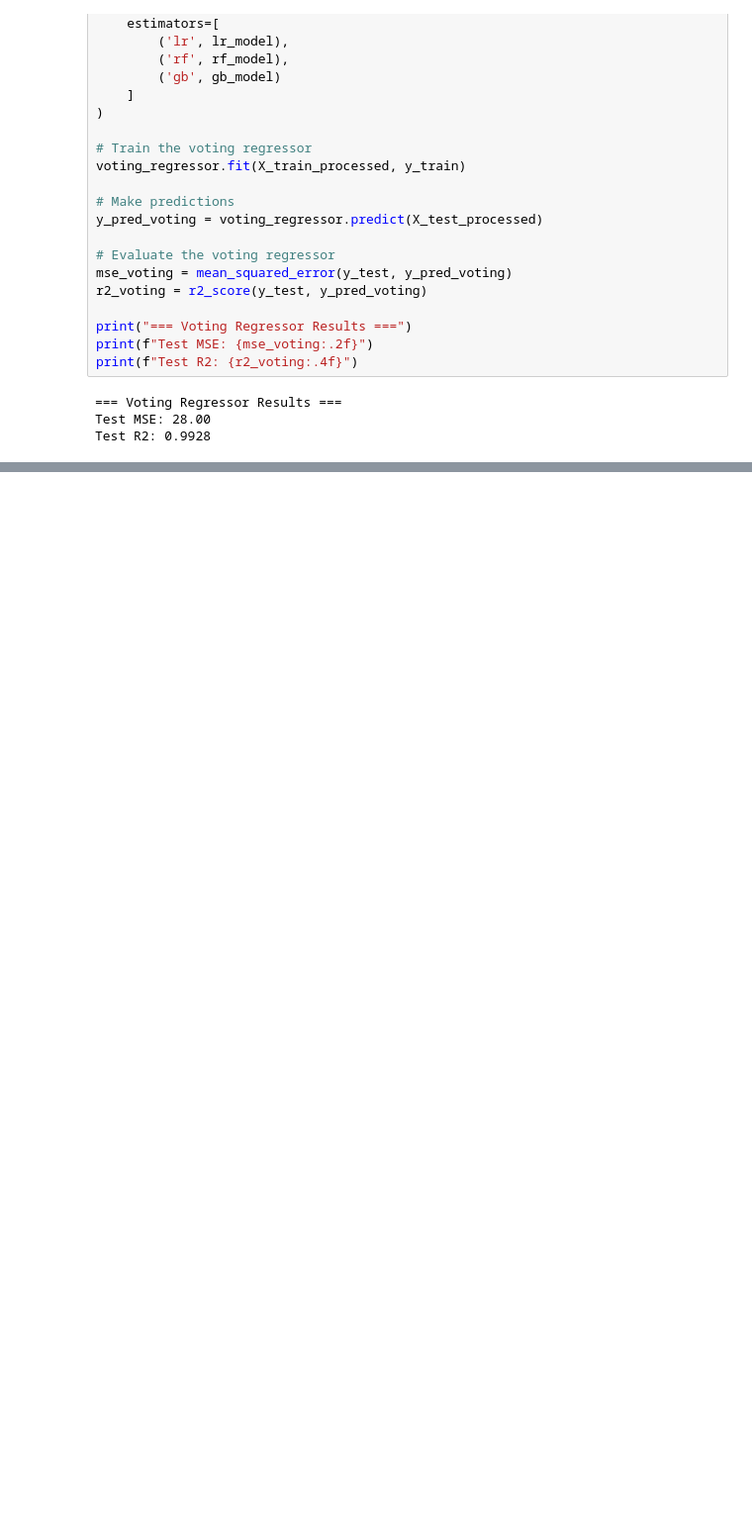
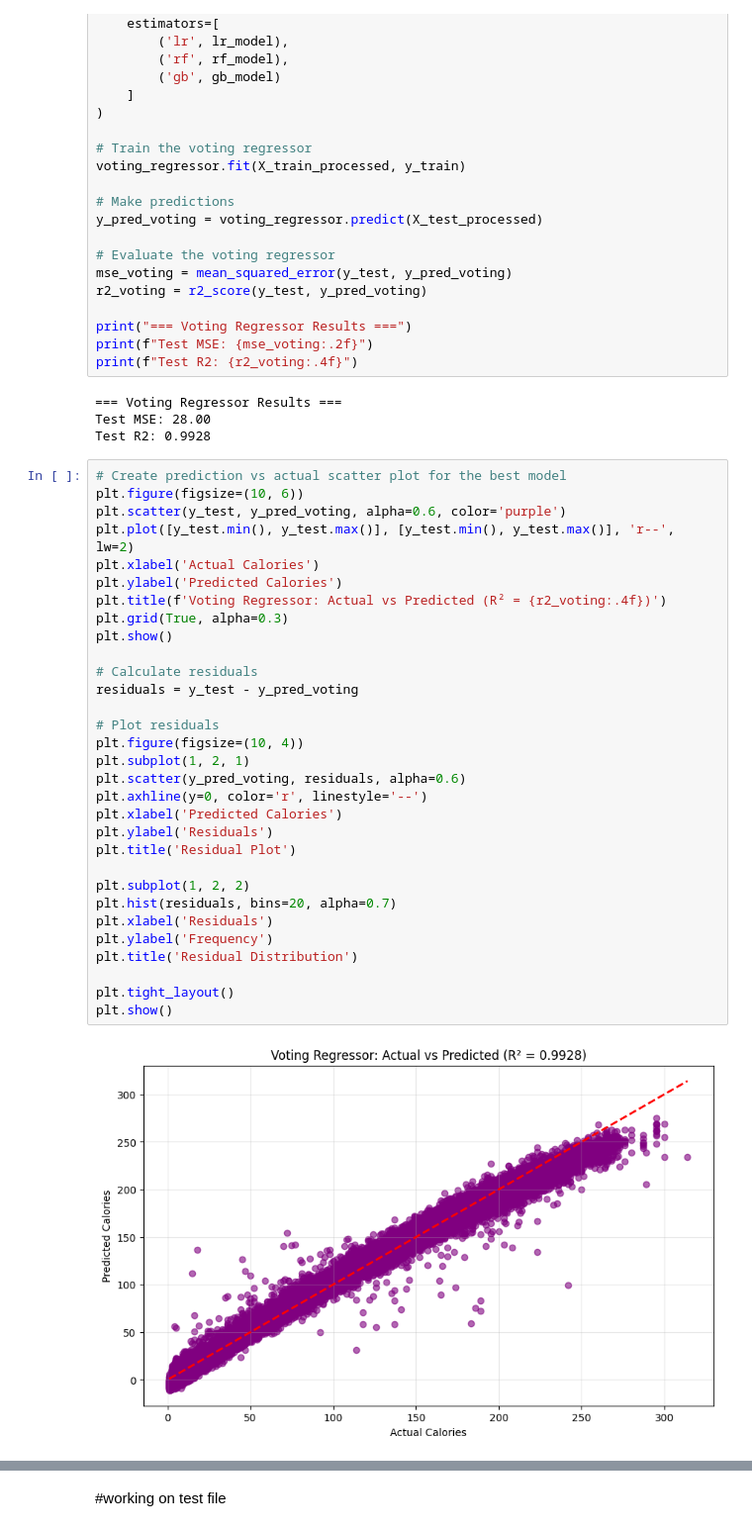
Before and after one commit to kokilagaurav/energy_expenditure_estimator, a Jupyter notebook: notebook.ipynb, the cells around one changed output, grey strips where cells are left out. Shown: that part at 99% size. Drawn from its saved outputs; the diff is of its cells as text; blank space fills up the shorter version.

Commit message:
model building done

```diff
--- a/notebook.ipynb
+++ b/notebook.ipynb
@@ -418,3 +418,36 @@ print(f"Test R2: {r2_voting:.4f}")
 === Voting Regressor Results ===
 Test MSE: 28.00
 Test R2: 0.9928
+# %%
+# Create prediction vs actual scatter plot for the best model
+plt.figure(figsize=(10, 6))
+plt.scatter(y_test, y_pred_voting, alpha=0.6, color='purple')
+plt.plot([y_test.min(), y_test.max()], [y_test.min(), y_test.max()], 'r--', lw=2)
+plt.xlabel('Actual Calories')
+plt.ylabel('Predicted Calories')
+plt.title(f'Voting Regressor: Actual vs Predicted (R² = {r2_voting:.4f})')
+plt.grid(True, alpha=0.3)
+plt.show()
+
+# Calculate residuals
+residuals = y_test - y_pred_voting
+
+# Plot residuals
+plt.figure(figsize=(10, 4))
+plt.subplot(1, 2, 1)
+plt.scatter(y_pred_voting, residuals, alpha=0.6)
+plt.axhline(y=0, color='r', linestyle='--')
+plt.xlabel('Predicted Calories')
+plt.ylabel('Residuals')
+plt.title('Residual Plot')
+
+plt.subplot(1, 2, 2)
+plt.hist(residuals, bins=20, alpha=0.7)
+plt.xlabel('Residuals')
+plt.ylabel('Frequency')
+plt.title('Residual Distribution')
+
+plt.tight_layout()
+plt.show()
+# %% [output]
+[figure, added]
@@ -420,0 +455,2 @@ Test R2: 0.9928
+# %% [markdown]
+#working on test file
```
Also changed, not shown: parts of 1 cell of this notebook.
